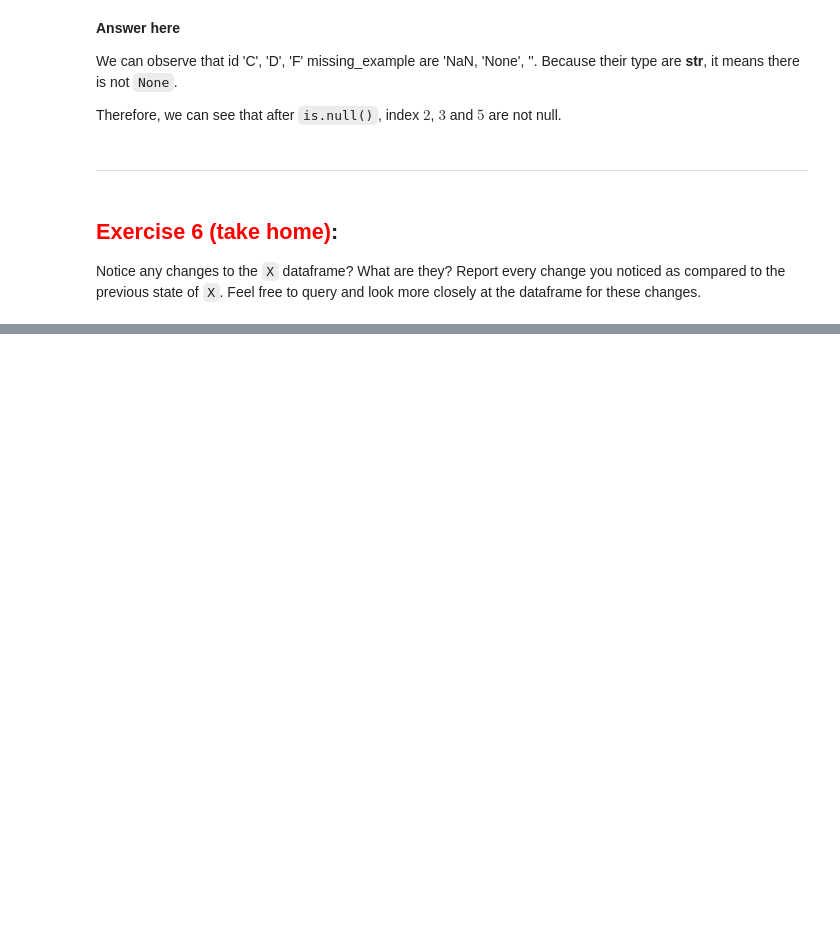
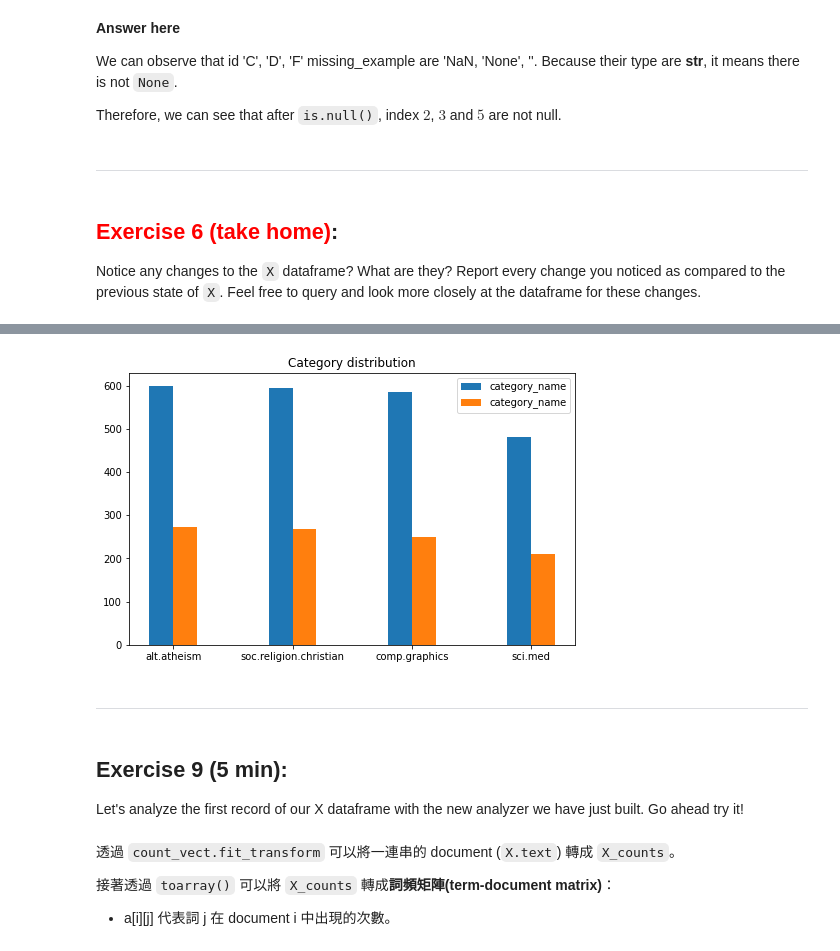
Before and after one commit to kylekylehaha/DM2021-Lab1-Homework, a Jupyter notebook: DM2021-Lab1-Homework.ipynb, the cells around one changed output, grey strips where cells are left out. Drawn from its saved outputs; the diff is of its cells as text; code cells hidden in the pictures; blank space fills up the shorter version.

Commit message:
Finish Exercise 7 to Exercise 10

```diff
--- a/DM2021-Lab1-Homework.ipynb
+++ b/DM2021-Lab1-Homework.ipynb
@@ -183,0 +224,15 @@ Notice any changes to the `X` dataframe? What are they? Report every change you
+# %%
+# Anser here
+plt.figure(figsize=(8,5))
+plt.title("Category distribution")
+plt.bar(categories, X.category_name.value_counts(), align='edge', width=-0.2, label="category_name")
+plt.bar(categories, X_sample.category_name.value_counts(), align='edge', width=0.2, label="category_name")
+plt.legend(loc='upper right')
+plt.show()
+# %% [output]
+[figure, added]
+# %% [markdown]
+---
+# %% [markdown]
+## Exercise 9 (5 min):
+Let's analyze the first record of our X dataframe with the new analyzer we have just built. Go ahead try it!
@@ -183,0 +242,5 @@ Notice any changes to the `X` dataframe? What are they? Report every change you
+# %% [markdown]
+透過 `count_vect.fit_transform` 可以將一連串的 document (`X.text`) 轉成 `X_counts`。
+
+接著透過 `toarray()` 可以將 `X_counts` 轉成**詞頻矩陣(term-document matrix)**：
+- a[i][j] 代表詞 j 在 document i 中出現的次數。
```
Also changed, not shown: parts of 21 cells of this notebook.
